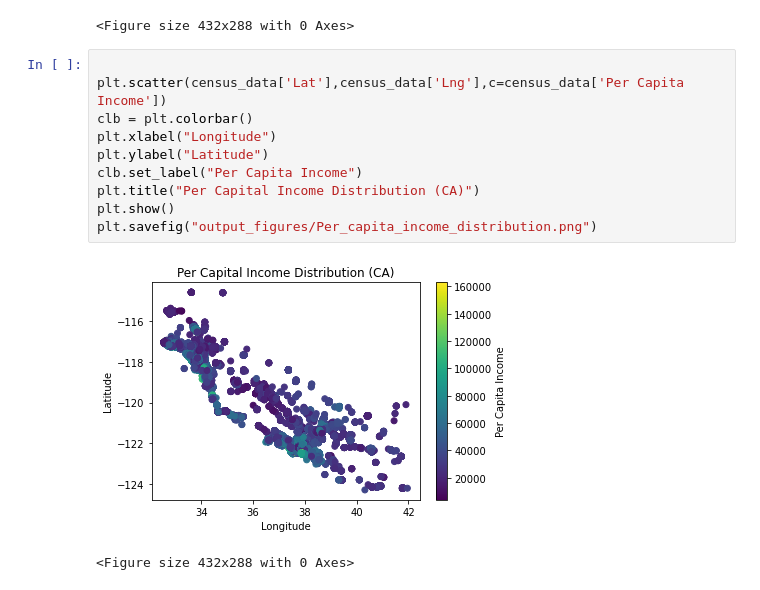
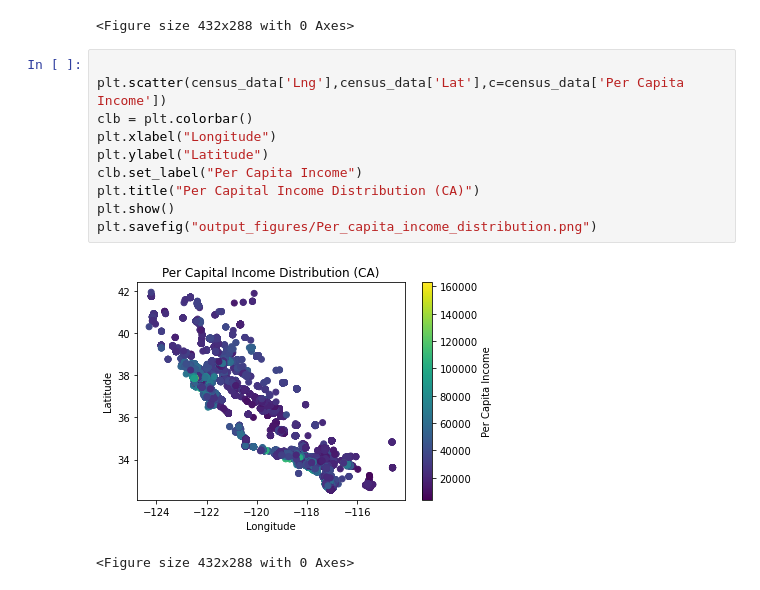
Before and after one commit to vsanga04/Project-1, a Jupyter notebook: Provider_data.ipynb, the cells around one changed output. Saved outputs shown, nothing was run; the diff lists cells and outputs as text.

```diff
--- a/Provider_data.ipynb
+++ b/Provider_data.ipynb
@@ -358,16 +365,16 @@ plt.savefig("output_figures/County_Population.png")
 <Figure size 432x288 with 0 Axes>
 # %%
 
-plt.scatter(census_data['Lat'],census_data['Lng'],c=census_data['Per Capita Income'])
+plt.scatter(census_data['Lng'],census_data['Lat'],c=census_data['Per Capita Income'])
 clb = plt.colorbar()
 plt.xlabel("Longitude")
 plt.ylabel("Latitude")
 clb.set_label("Per Capita Income")
 plt.title("Per Capital Income Distribution (CA)")
 plt.show()
 plt.savefig("output_figures/Per_capita_income_distribution.png")
 # %% [output]
-[figure, old version]
+[figure, new version]
 <Figure size 432x288 with 0 Axes>
 # %%
 
```
Also changed, not shown: parts of 10 cells of this notebook.
